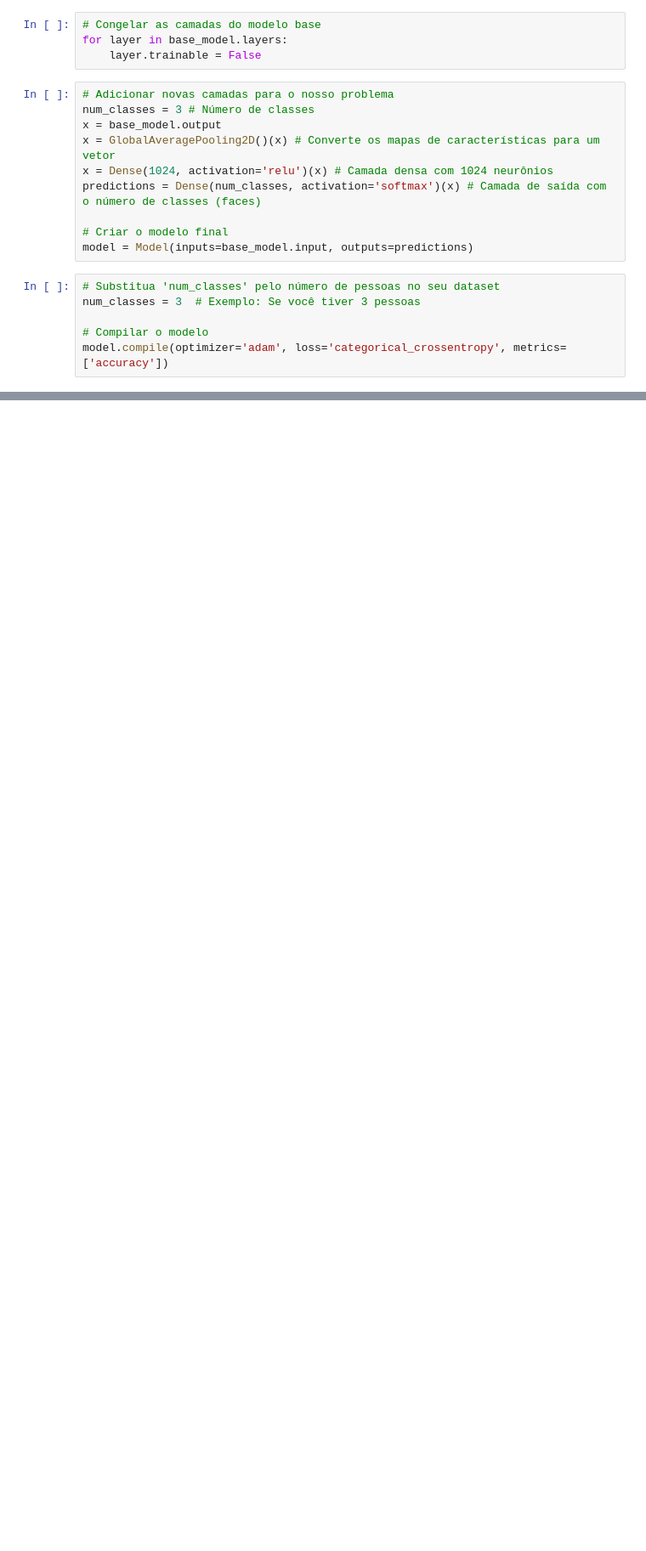
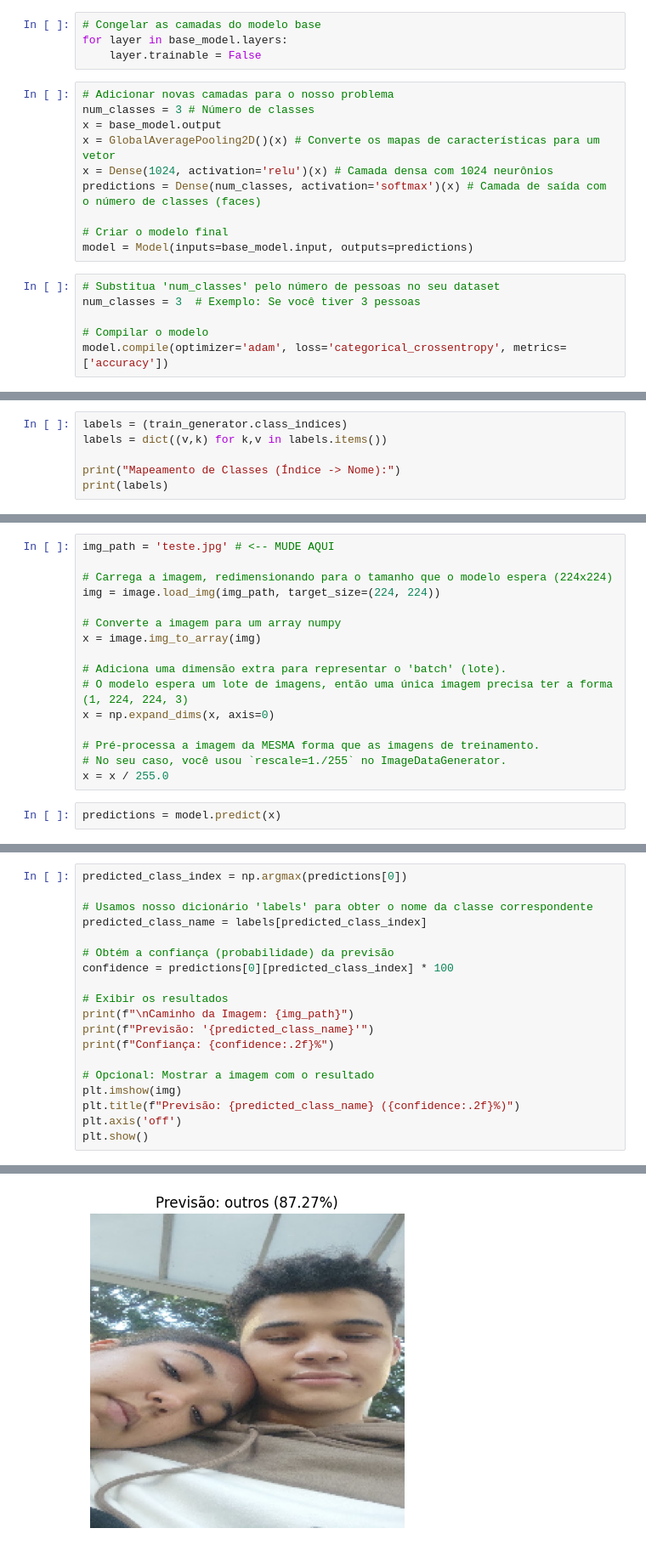
Before and after one commit to helderthadeu/face-recognition, a Jupyter notebook: Deteccao_faces.ipynb, the cells around one changed output, grey strips where cells are left out. Shown: that part at 85% size. Saved outputs shown, nothing was run; the diff lists cells and outputs as text; blank space fills up the shorter version.

```diff
--- a/Deteccao_faces.ipynb
+++ b/Deteccao_faces.ipynb
@@ -75,0 +102,6 @@ Epoch 1/10
+# %%
+labels = (train_generator.class_indices)
+labels = dict((v,k) for k,v in labels.items())
+
+print("Mapeamento de Classes (Índice -> Nome):")
+print(labels)
@@ -75,0 +111,18 @@ Epoch 1/10
+# %%
+img_path = 'teste.jpg' # <-- MUDE AQUI
+
+# Carrega a imagem, redimensionando para o tamanho que o modelo espera (224x224)
+img = image.load_img(img_path, target_size=(224, 224))
+
+# Converte a imagem para um array numpy
+x = image.img_to_array(img)
+
+# Adiciona uma dimensão extra para representar o 'batch' (lote).
+# O modelo espera um lote de imagens, então uma única imagem precisa ter a forma (1, 224, 224, 3)
+x = np.expand_dims(x, axis=0)
+
+# Pré-processa a imagem da MESMA forma que as imagens de treinamento.
+# No seu caso, você usou `rescale=1./255` no ImageDataGenerator.
+x = x / 255.0
+# %%
+predictions = model.predict(x)
@@ -75,0 +131,20 @@ Epoch 1/10
+# %%
+predicted_class_index = np.argmax(predictions[0])
+
+# Usamos nosso dicionário 'labels' para obter o nome da classe correspondente
+predicted_class_name = labels[predicted_class_index]
+
+# Obtém a confiança (probabilidade) da previsão
+confidence = predictions[0][predicted_class_index] * 100
+
+# Exibir os resultados
+print(f"\nCaminho da Imagem: {img_path}")
+print(f"Previsão: '{predicted_class_name}'")
+print(f"Confiança: {confidence:.2f}%")
+
+# Opcional: Mostrar a imagem com o resultado
+plt.imshow(img)
+plt.title(f"Previsão: {predicted_class_name} ({confidence:.2f}%)")
+plt.axis('off')
+plt.show()
+# %% [output]
@@ -75,0 +154 @@ Epoch 1/10
+[figure, added]
```
Also changed, not shown: parts of 7 cells of this notebook.
